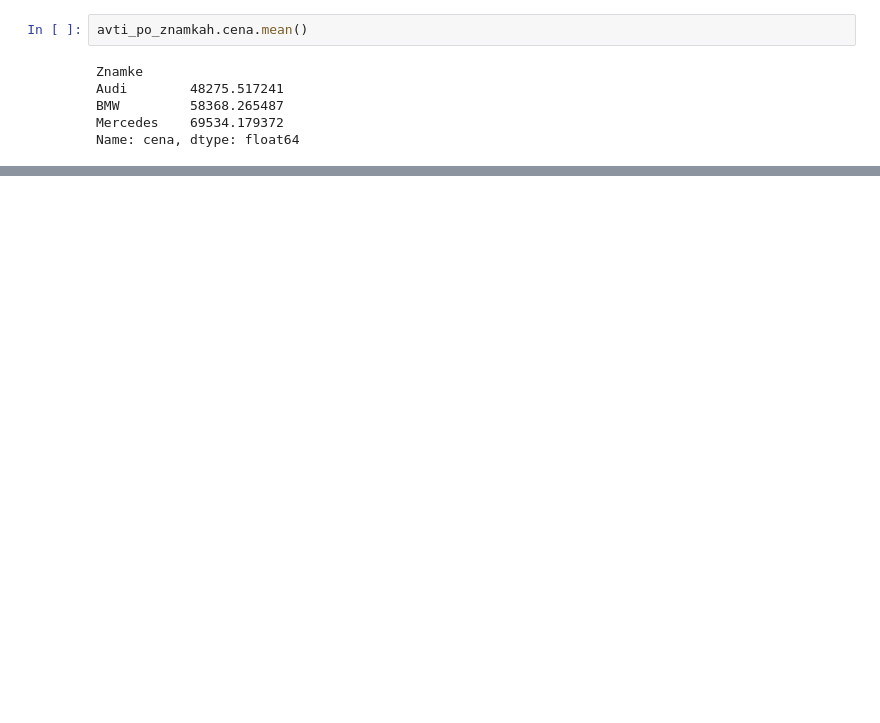
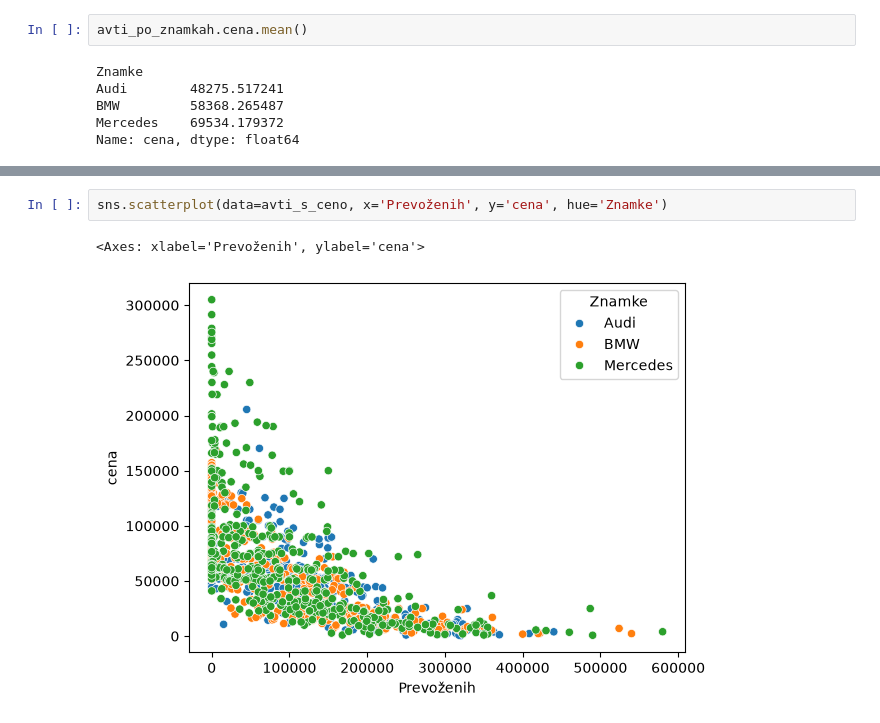
Before and after one commit to MatejLovsin/Seminarska_naloga, a Jupyter notebook: analiza.ipynb, the cells around one changed output, grey strips where cells are left out. Saved outputs shown, nothing was run; the diff lists cells and outputs as text; blank space fills up the shorter version.

```diff
--- a/analiza.ipynb
+++ b/analiza.ipynb
@@ -357,0 +411,5 @@ Rezultati te analize spet potrjujejo da se Mercedes bolj osredotoča na prestiž
+# %%
+sns.scatterplot(data=avti_s_ceno, x='Prevoženih', y='cena', hue='Znamke')
+# %% [output]
+<Axes: xlabel='Prevoženih', ylabel='cena'>
+[figure, added]
```
Also changed, not shown: parts of 19 cells of this notebook.
